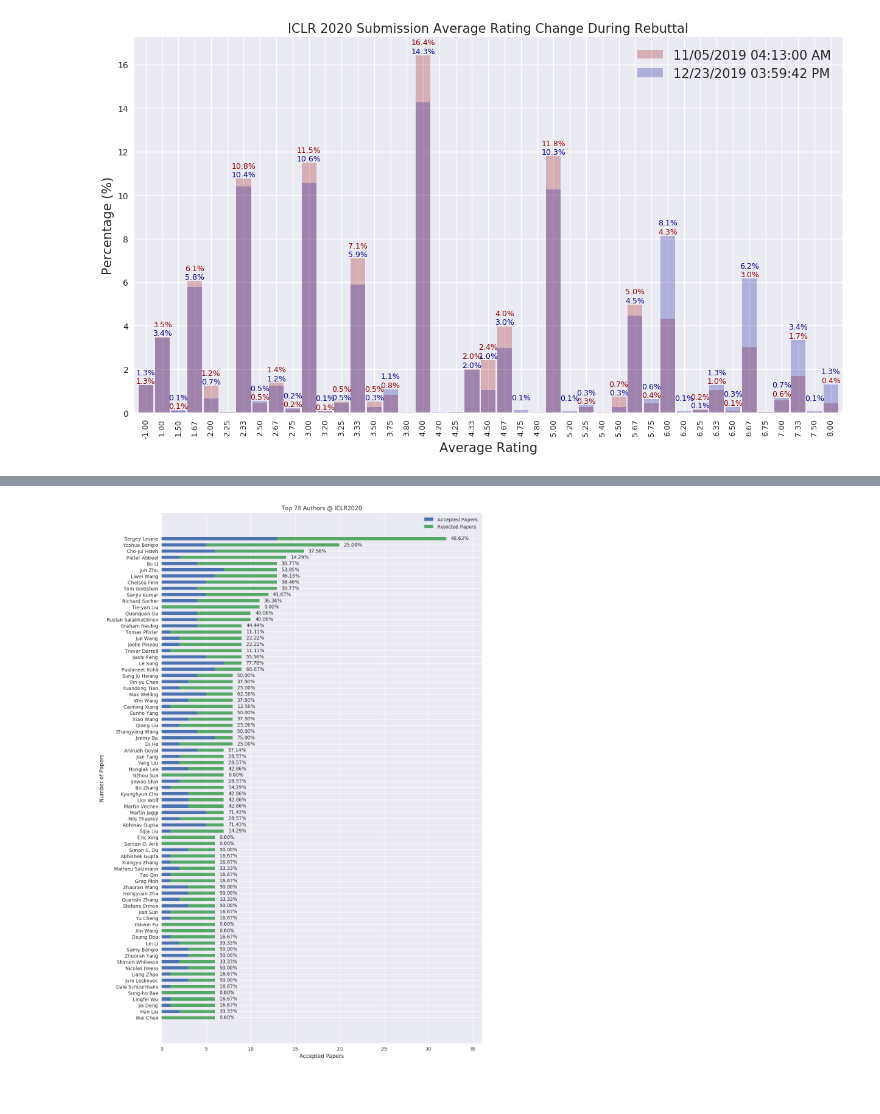
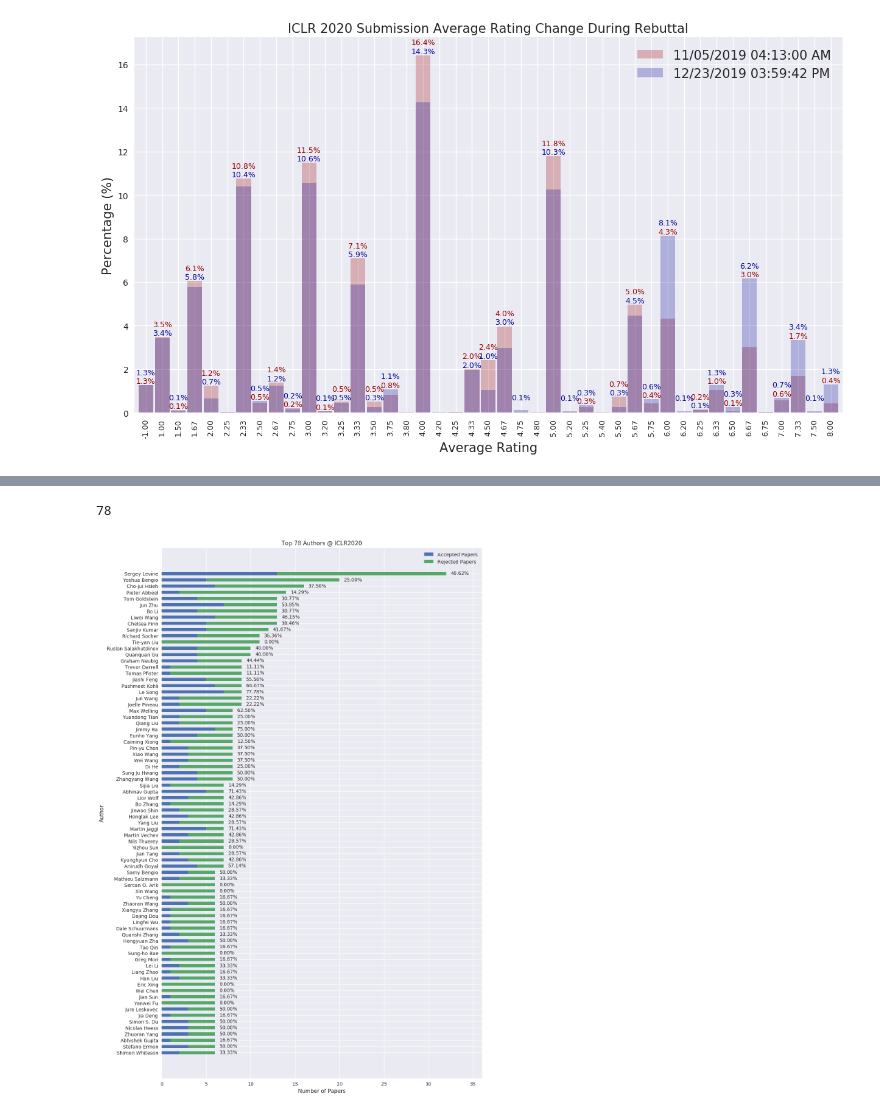
Before and after one commit to shaohua0116/ICLR2020-OpenReviewData, a Jupyter notebook: demo.ipynb, the cells around one changed output, grey strips where cells are left out. Saved outputs shown, nothing was run; the diff lists cells and outputs as text; code cells hidden in the pictures.

Commit message:
add top first author

```diff
--- a/demo.ipynb
+++ b/demo.ipynb
@@ -840,56 +840,75 @@ for i, index in enumerate(rating_mean_diff_sorted_index[::-1][:TOP_NUM]):
 [63] -0.33 Model Ensemble-based Intrinsic Reward For Sparse Reward Reinforcement Learning https://openreview.net/forum?id=SyxJU64twr [6 6 1] (4.33) -> [3 6 3] (4.00)
 [64] -0.25 Low Rank Training Of Deep Neural Networks For Emerging Memory Technology https://openreview.net/forum?id=SkeXL0NKwH [1 3 6 6] (4.00) -> [3 3 3 6] (3.75)
 # %%
+first_author = False
 author_list = []
 accept_author_list = []
 for m in meta_list:
-    author_list.extend(m.author)
+    if first_author:
+        author_list.append(m.author[0].strip('*'))
+    else:
+        author_list.extend(m.author)
+
     if 'Accept' in m.decision:
-        accept_author_list.extend(m.author)
+        if first_author:
+            accept_author_list.append(m.author[0].strip('*'))
+        else:
+            accept_author_list.extend(m.author)
 # %%
-TOP_NUM = 200
-min_paper_num = 6
-author_list_vis = Counter(author_list).most_common(TOP_NUM)
-accept_author_list_vis = Counter(accept_author_list).most_common(TOP_NUM)
+author_list_vis = Counter(author_list).most_common()
+accept_author_list_vis = Counter(accept_author_list).most_common()
 author_meta = []
-for i in range(TOP_NUM):
-    author = author_list_vis[i][0]
-    paper_num = author_list_vis[i][1]
+for al in author_list_vis:
+    author = al[0]
+    paper_num = al[1]
     accept_num = Counter(accept_author_list)[author]
-    if paper_num >= min_paper_num:
-        author_meta.append({
-            'name': author,
-            'paper_num': paper_num,
-            'accept_num': accept_num,
-        })
+    author_meta.append({
+        'name': author,
+        'paper_num': paper_num,
+        'accept_num': accept_num,
+        'accept_rate': float(accept_num)/paper_num,
+    })
+
+if not first_author:
+    author_meta_filtered = [
+        am for am in author_meta if am['paper_num'] > 5]
+else:
+    author_meta_filtered = [
+        am for am in author_meta if am['paper_num'] > 1]
+print(len(author_meta_filtered))
+# %% [output]
+78
 # %%
-fig, ax = plt.subplots(figsize=(12, 20))
+if not first_author:
+    fig, ax = plt.subplots(figsize=(12, 20))
+else:
+    fig, ax = plt.subplots(figsize=(12, 32))
 
-N = len(author_meta)
-accept_num = [am['accept_num'] for am in author_meta]
-reject_num = [am['paper_num']-am['accept_num'] for am in author_meta]
+N = len(author_meta_filtered)
+accept_num = [am['accept_num'] for am in author_meta_filtered]
+reject_num = [am['paper_num']-am['accept_num'] for am in author_meta_filtered]
 ind = np.arange(N)    # the x locations for the groups
 width = 0.5       # the width of the bars: can also be len(x) sequence
 
 ax.barh(ind, accept_num, width)
 ax.barh(ind, reject_num, width, left=accept_num)
 
-accept_rate = [am['accept_num']/am['paper_num'] for am in author_meta]
+accept_rate = [am['accept_num']/am['paper_num'] for am in author_meta_filtered]
 for i, ar in enumerate(accept_rate):
     v = '{:.2f}%'.format(ar*100)
     ax.text(accept_num[i]+reject_num[i] + .5, i+.2, v, fontsize=10)
 
-ax.set_xlabel('Accepted Papers')
-ax.set_title('ICLR 2020 Submission Top Authors'.format(TOP_NUM))
+ax.set_xlabel('Number of Papers')
+ax.set_title('ICLR 2020 Submission Top Authors'.format(N))
 
-plt.ylabel('Number of Papers')
-plt.title('Top {} Authors @ ICLR2020'.format(N))
-plt.yticks(ind, [am['name'] for am in author_meta])
+plt.ylabel('Author')
+plt.title('Top {}{} Authors @ ICLR2020'.format(N, '' if not first_author else ' First'))
+plt.yticks(ind, [am['name'] for am in author_meta_filtered])
 plt.xlim(0, 36)
 plt.legend(('Accepted Papers', 'Rejected Papers'), loc=0)
 plt.gca().invert_yaxis()
 
 plt.show()
 fig.savefig('asset/author.png')
 # %% [output]
-[figure, old version]
+[figure, new version]
```
Also changed, not shown: parts of 6 cells of this notebook.
